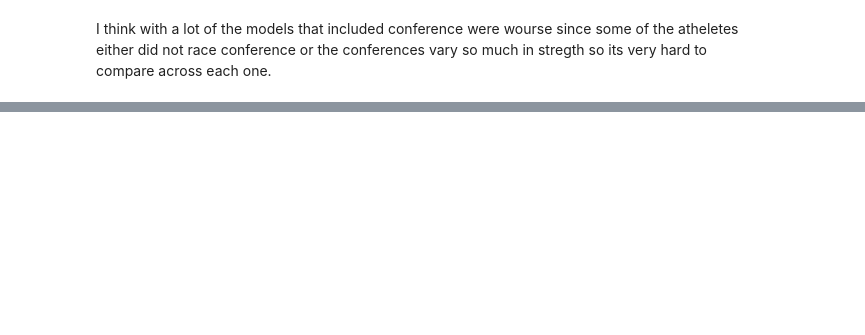
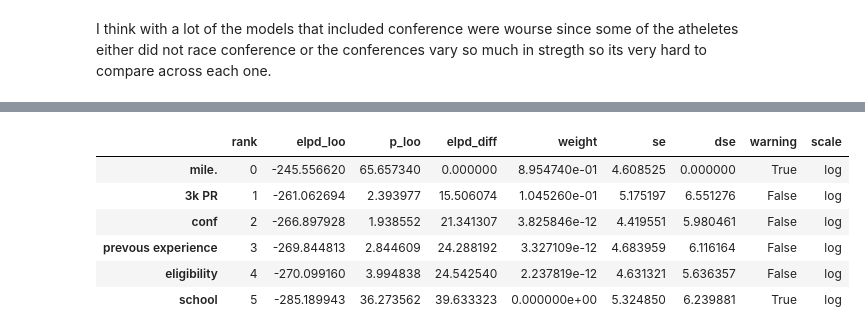
Before and after one commit to evacragnolino/Data-Science-Foundations, a Jupyter notebook: Unit_6_Project.ipynb, the cells around one changed output, grey strips where cells are left out. Saved outputs shown, nothing was run; the diff lists cells and outputs as text; code cells hidden in the pictures; blank space fills up the shorter version.

```diff
--- a/Unit_6_Project.ipynb
+++ b/Unit_6_Project.ipynb
@@ -206,0 +320,3 @@ az.plot_compare(cmp_threeK_bmb)
+# %%
+model_conf_bmb = bmb.Model("place ~ conf_result", threeK, family = "gaussian", priors=priors)
+idata_model_conf_bmb = model_conf_bmb.fit(idata_kwargs={"log_likelihood":True})
@@ -206,0 +345,11 @@ az.plot_compare(cmp_threeK_bmb)
+# %%
+cmp_threeK_svar_bmb = az.compare( {"3k PR":idata_g3k_bmb," mile.":idata_model_mile_bmb,"conf":idata_model_conf_bmb,"eligibility":idata_model_e_bmb,"prevous experience":idata_model_pre_bmb,"school":idata_model_school_bmb } )
+cmp_threeK_svar_bmb
+# %% [output]
+|  | rank | elpd_loo | p_loo | elpd_diff | weight | se | dse | warning | scale |
+| mile. | 0 | -245.556620 | 65.657340 | 0.000000 | 8.954740e-01 | 4.608525 | 0.000000 | True | log |
+| 3k PR | 1 | -261.062694 | 2.393977 | 15.506074 | 1.045260e-01 | 5.175197 | 6.551276 | False | log |
+| conf | 2 | -266.897928 | 1.938552 | 21.341307 | 3.825846e-12 | 4.419551 | 5.980461 | False | log |
+| prevous experience | 3 | -269.844813 | 2.844609 | 24.288192 | 3.327109e-12 | 4.683959 | 6.116164 | False | log |
+| eligibility | 4 | -270.099160 | 3.994838 | 24.542540 | 2.237819e-12 | 4.631321 | 5.636357 | False | log |
+| school | 5 | -285.189943 | 36.273562 | 39.633323 | 0.000000e+00 | 5.324850 | 6.239881 | True | log |
```
Also changed, not shown: parts of 26 cells of this notebook.
